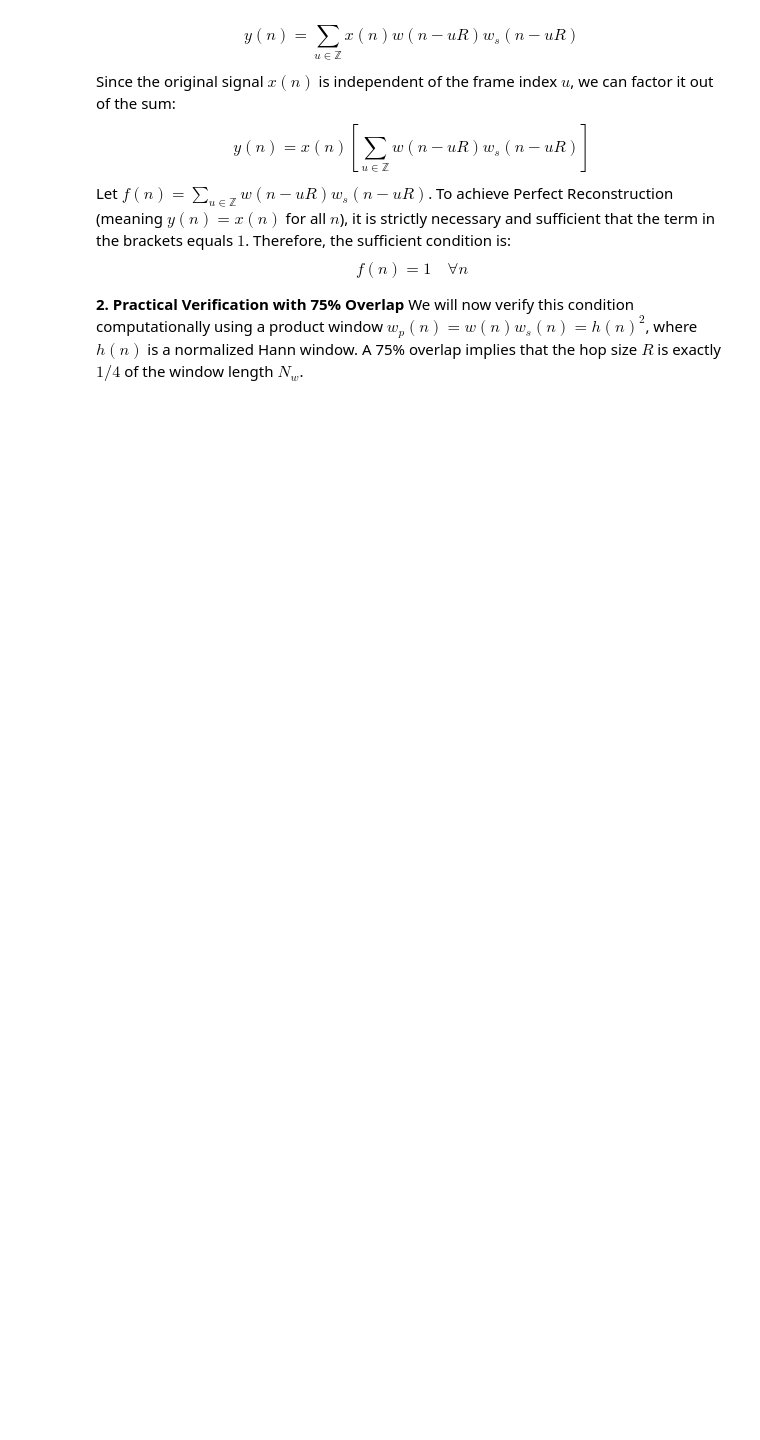
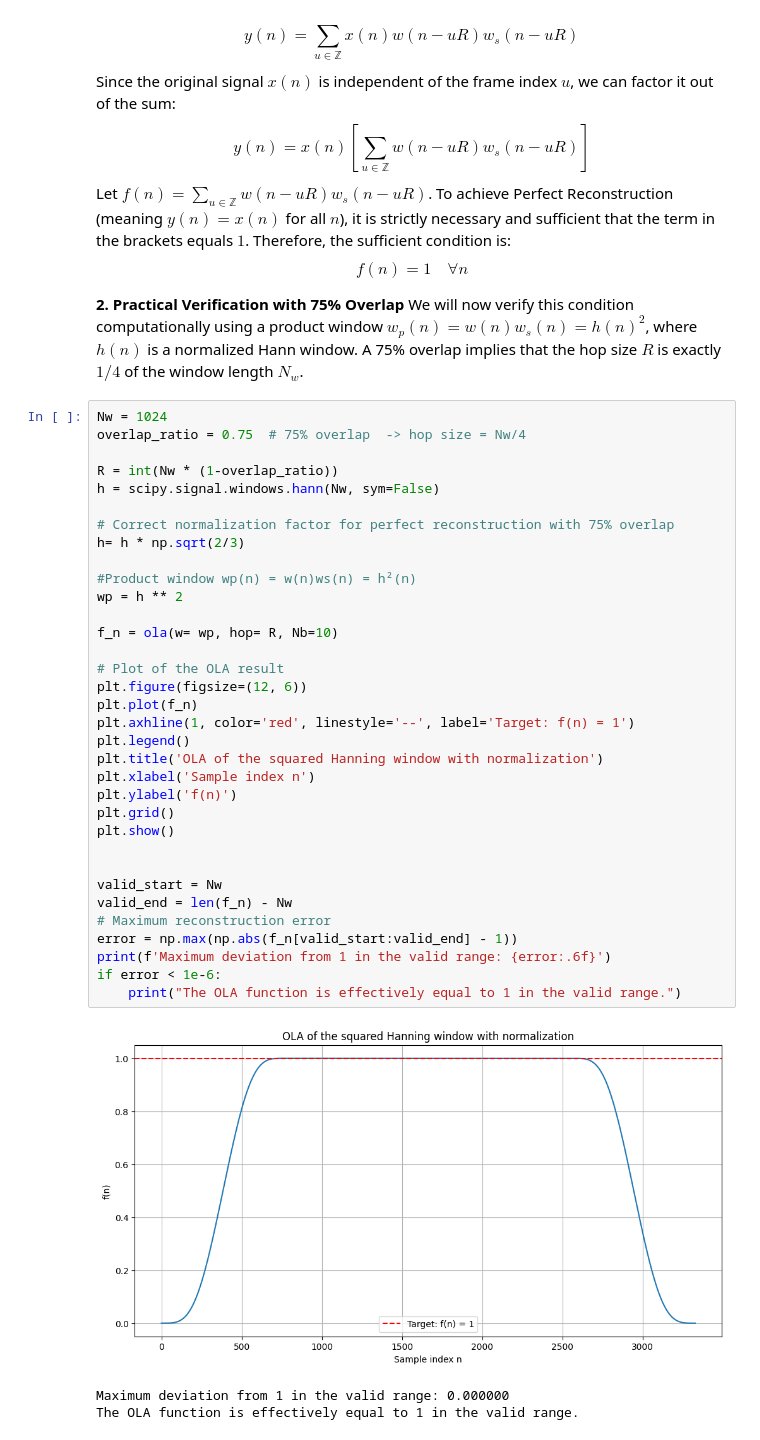
Before and after one commit to Brian0919/LAB_signal_processing, a Jupyter notebook: template-TP-conversion-STFT.ipynb, the cells around one changed output. Saved outputs shown, nothing was run; the diff lists cells and outputs as text; blank space fills up the shorter version.

```diff
--- a/template-TP-conversion-STFT.ipynb
+++ b/template-TP-conversion-STFT.ipynb
@@ -351,3 +370,41 @@ $$f(n) = 1 \quad \forall n$$
 
 **2. Practical Verification with 75% Overlap**
 We will now verify this condition computationally using a product window $w_p(n) = w(n)w_s(n) = h(n)^2$, where $h(n)$ is a normalized Hann window. A 75% overlap implies that the hop size $R$ is exactly $1/4$ of the window length $N_w$.
+# %%
+Nw = 1024
+overlap_ratio = 0.75  # 75% overlap  -> hop size = Nw/4
+
+R = int(Nw * (1-overlap_ratio))
+h = scipy.signal.windows.hann(Nw, sym=False)
+
+# Correct normalization factor for perfect reconstruction with 75% overlap
+h= h * np.sqrt(2/3)
+
+#Product window wp(n) = w(n)ws(n) = h²(n)
+wp = h ** 2
+
+f_n = ola(w= wp, hop= R, Nb=10)
+
+# Plot of the OLA result
+plt.figure(figsize=(12, 6))
+plt.plot(f_n)
+plt.axhline(1, color='red', linestyle='--', label='Target: f(n) = 1')
+plt.legend()
+plt.title('OLA of the squared Hanning window with normalization')
+plt.xlabel('Sample index n')
+plt.ylabel('f(n)')
+plt.grid()
+plt.show()
+
+
+valid_start = Nw
+valid_end = len(f_n) - Nw
+# Maximum reconstruction error
+error = np.max(np.abs(f_n[valid_start:valid_end] - 1))
+print(f'Maximum deviation from 1 in the valid range: {error:.6f}')
+if error < 1e-6:
+    print("The OLA function is effectively equal to 1 in the valid range.")
+# %% [output]
+[figure, added]
+Maximum deviation from 1 in the valid range: 0.000000
+The OLA function is effectively equal to 1 in the valid range.
```
Also changed, not shown: parts of 6 cells of this notebook.
